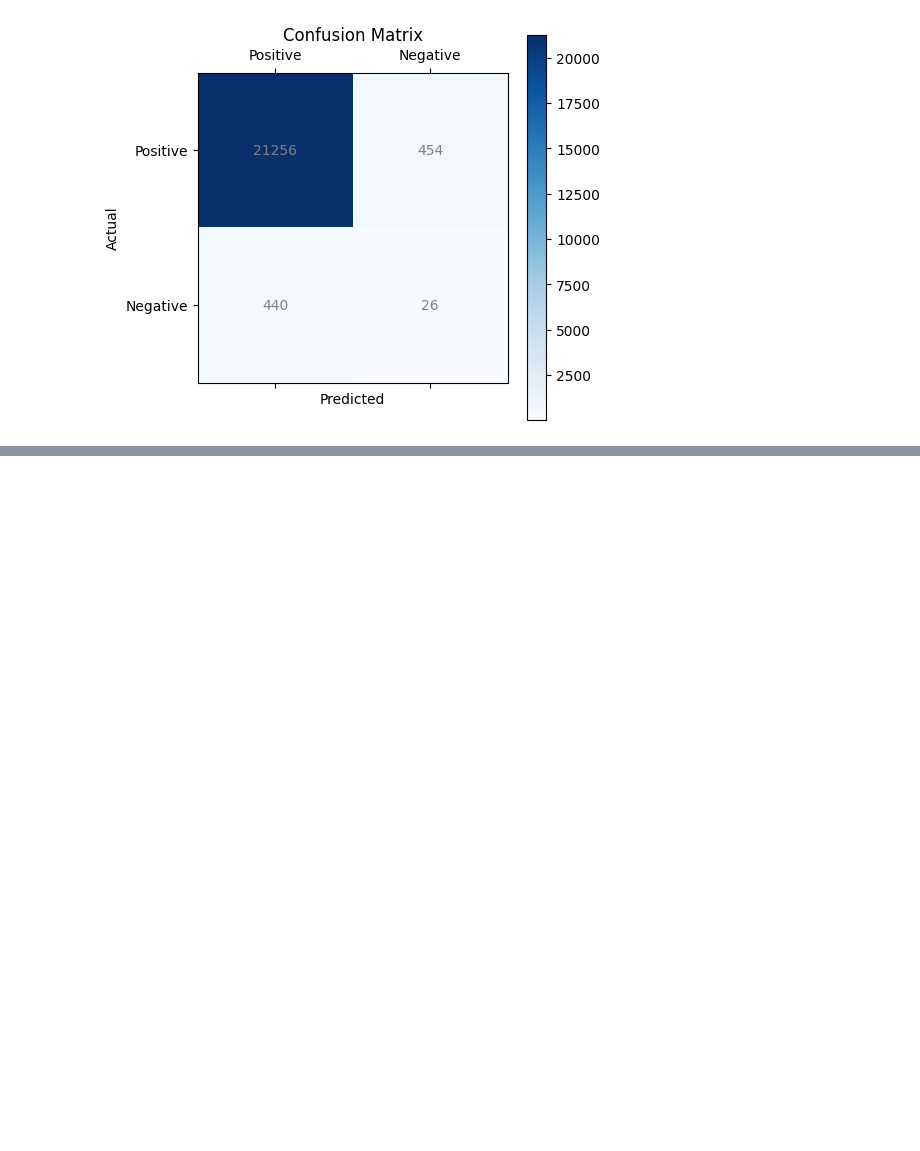
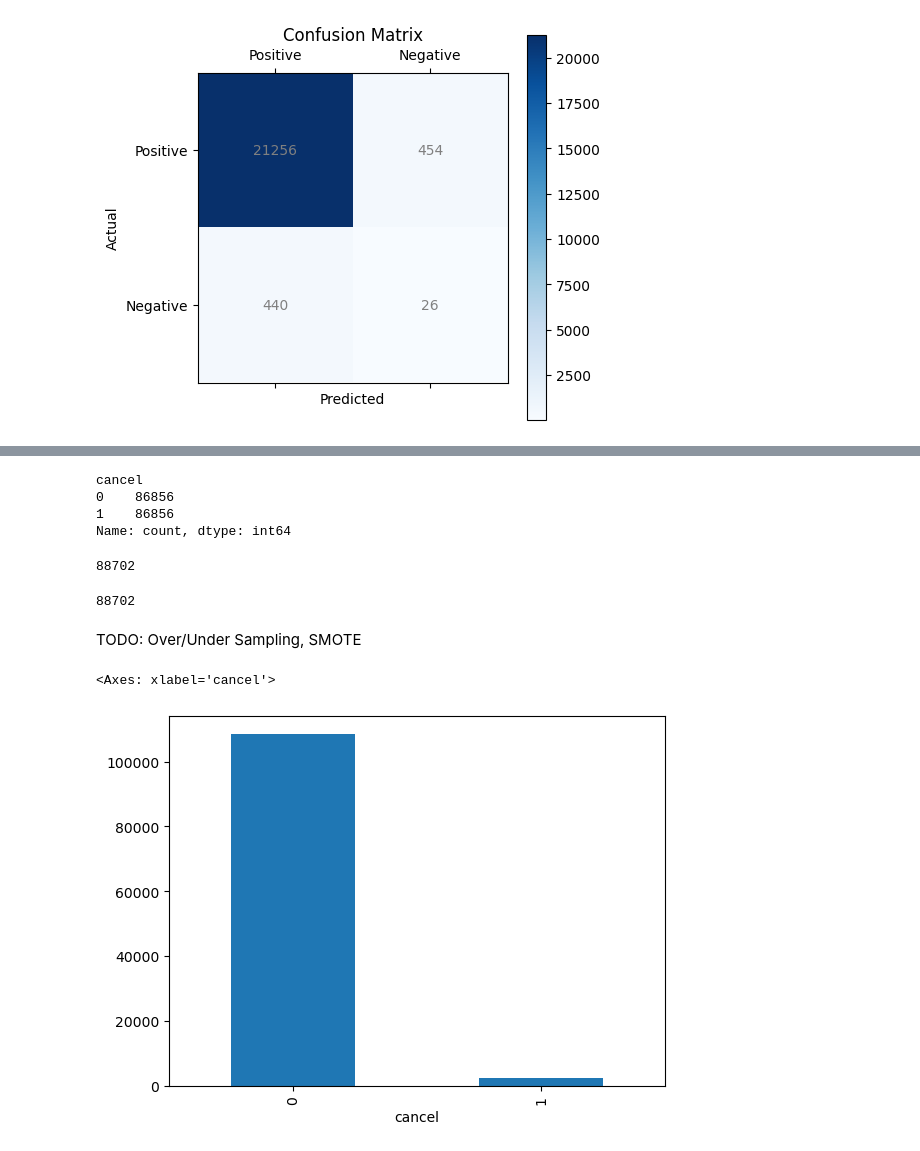
Before and after one commit to hdangle31/DS-Machine-Learning-Flights-2022, a Jupyter notebook: notebooks/Flights_Project.ipynb, the cells around one changed output, grey strips where cells are left out. Saved outputs shown, nothing was run; the diff lists cells and outputs as text; code cells hidden in the pictures; blank space fills up the shorter version.

```diff
--- a/notebooks/Flights_Project.ipynb
+++ b/notebooks/Flights_Project.ipynb
@@ -1342,0 +2143,22 @@ plt.show()
+# %%
+y_train_resampled.value_counts()
+# %% [output]
+cancel
+0    86856
+1    86856
+Name: count, dtype: int64
+# %%
+len(X_train_scaled)
+# %% [output]
+88702
+# %%
+len(y_train)
+# %% [output]
+88702
+# %% [markdown]
+TODO: Over/Under Sampling, SMOTE
+# %%
+df['cancel'].value_counts().plot(kind='bar')
+# %% [output]
+<Axes: xlabel='cancel'>
+[figure, added]
```
Also changed, not shown: parts of 7 cells of this notebook, 1 other file.
